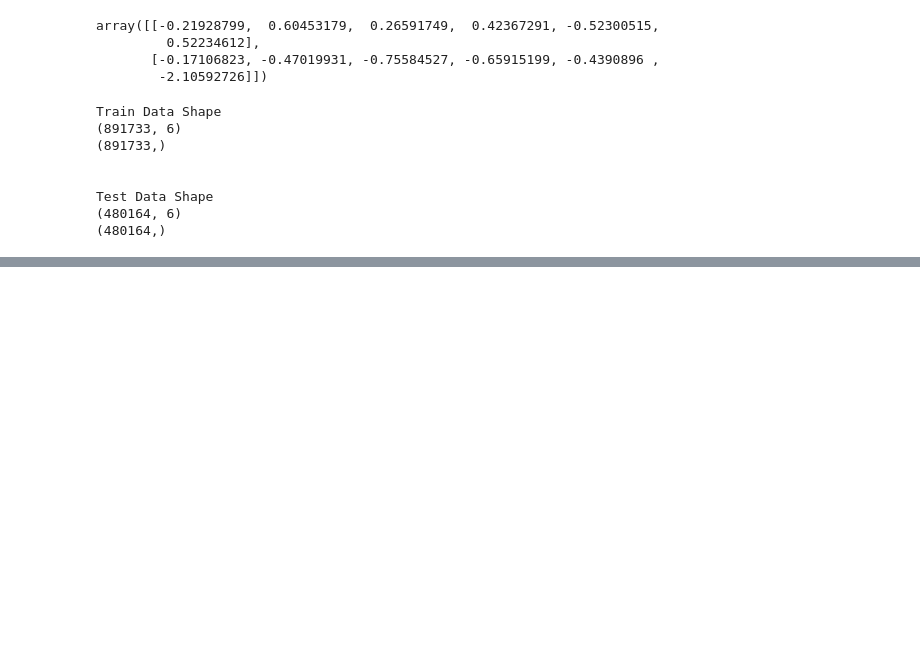
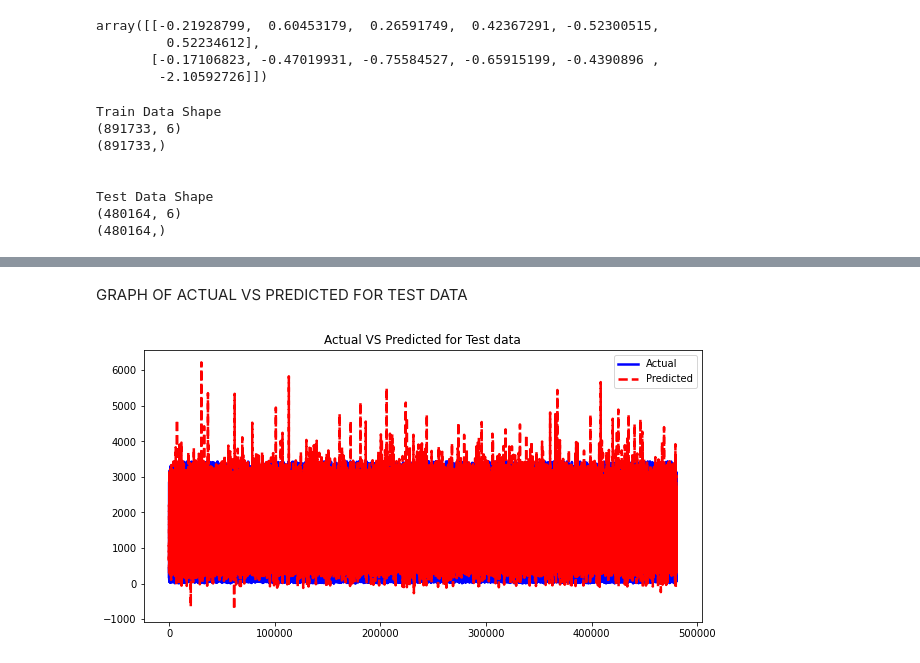
Before and after one commit to ANUJGAUR/NYC-Taxi-Trip-Time-Prediction---Capstone-Project, a Jupyter notebook: NYC_Taxi_Trip_Time_Prediction_Capstone_Project.ipynb, the cells around one changed output, grey strips where cells are left out. Saved outputs shown, nothing was run; the diff lists cells and outputs as text; code cells hidden in the pictures; blank space fills up the shorter version.

```diff
--- a/NYC_Taxi_Trip_Time_Prediction_Capstone_Project.ipynb
+++ b/NYC_Taxi_Trip_Time_Prediction_Capstone_Project.ipynb
@@ -453,0 +517,12 @@ Test Data Shape
+# %% [markdown]
+GRAPH OF ACTUAL VS PREDICTED FOR TEST DATA
+# %%
+plt.figure(figsize= (10,5))
+ax = [i for i in range(len(y_test))]
+plt.plot(ax,y_test,label='Actual',color='blue', linewidth=2.5, linestyle='-')
+plt.plot(ax,y_pred_test,label='Predicted',color='red', linewidth=2.5, linestyle='--')
+plt.title('Actual VS Predicted for Test data')
+plt.legend()
+plt.show()
+# %% [output]
+[figure, added]
```
Also changed, not shown: parts of 60 cells of this notebook.
